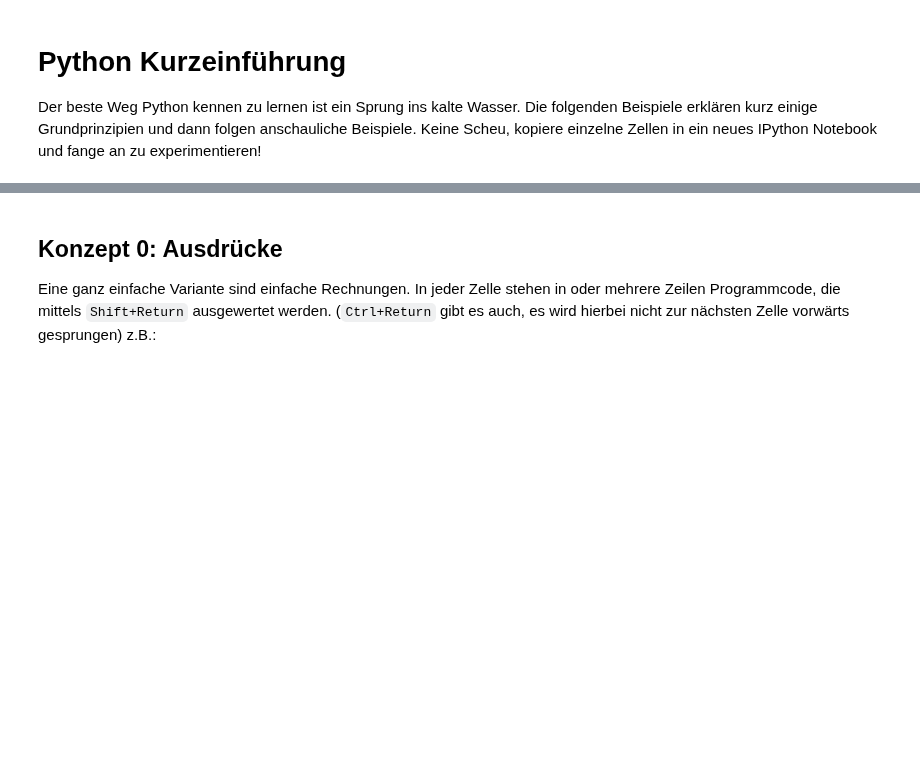
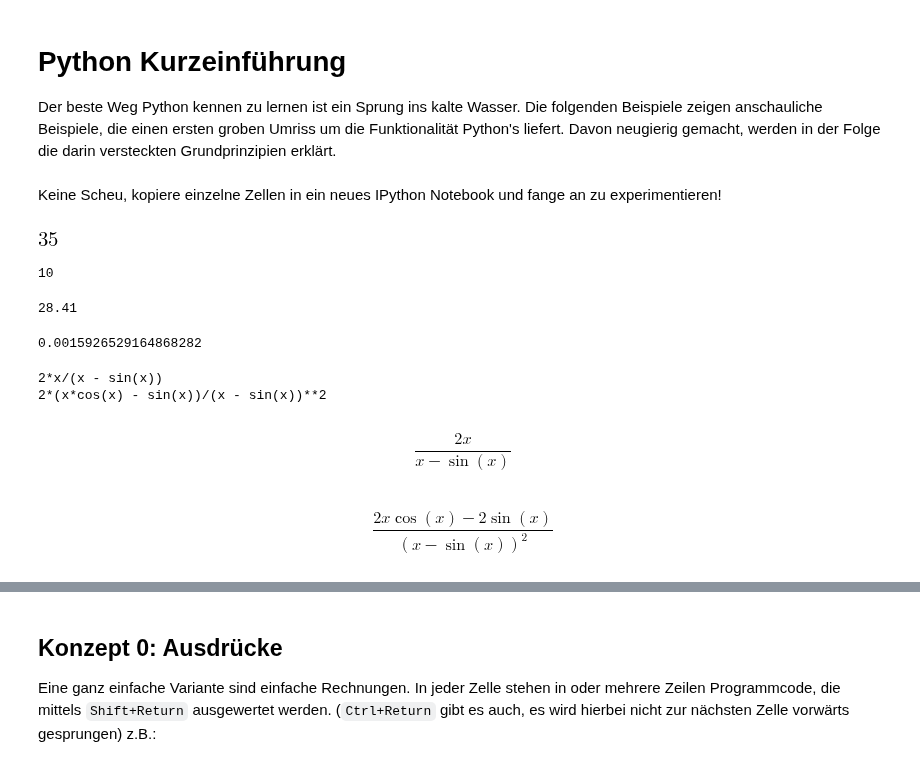
Before and after one commit to haraldschilly/python-fuer-mathematiker, a Jupyter notebook: doc/01-einführung.ipynb, the cells around one changed output, grey strips where cells are left out. Cells and saved outputs as stored; diff of their text form; code cells hidden in the pictures; blank space fills up the shorter version.

```diff
--- a/doc/01-einführung.ipynb
+++ b/doc/01-einführung.ipynb
@@ -2,5 +2,27 @@
 # Python Kurzeinführung
 
 Der beste Weg Python kennen zu lernen ist ein Sprung ins kalte Wasser.
-Die folgenden Beispiele erklären kurz einige Grundprinzipien und dann folgen anschauliche Beispiele.
-Keine Scheu, kopiere einzelne Zellen in ein neues IPython Notebook und fange an zu experimentieren!
+Die folgenden Beispiele zeigen anschauliche Beispiele,
+die einen ersten groben Umriss um die Funktionalität Python's liefert.
+Davon neugierig gemacht, werden in der Folge die darin versteckten Grundprinzipien erklärt.
+# %% [markdown]
+Keine Scheu, kopiere einzelne Zellen in ein neues IPython Notebook und fange an zu experimentieren!
+# %%
+14 + 3 * (8 - 1)
+# %% [output]
+[figure, added]
+# %%
+banane = 3**2 + 1
+print(banane)
+# %% [output]
+10
+# %%
+apfel = 8.41
+print(2 * banane + apfel)
+# %% [output]
+28.41
+# %%
+from math import sin
+sin(3.14)
+# %% [output]
+0.0015926529164868282
@@ -6,0 +31,9 @@ Keine Scheu, kopiere einzelne Zellen in ein neues IPython Notebook und fange an
+# %%
+from sympy.abc import x
+f = 2 * x / (x - sin(x))
+print f
+f_dash = f.diff(x).simplify()
+print f_dash
+# %% [output]
+2*x/(x - sin(x))
+2*(x*cos(x) - sin(x))/(x - sin(x))**2
@@ -6,0 +44,8 @@ Keine Scheu, kopiere einzelne Zellen in ein neues IPython Notebook und fange an
+# %%
+pretty(f)
+# %% [output]
+$$\frac{2 x}{x - \sin{\left (x \right )}}$$
+# %%
+pretty(f_dash)
+# %% [output]
+$$\frac{2 x \cos{\left (x \right )} - 2 \sin{\left (x \right )}}{\left(x - \sin{\left (x \right )}\right)^{2}}$$
```
Also changed, not shown: parts of 20 cells of this notebook, 2 other files.
